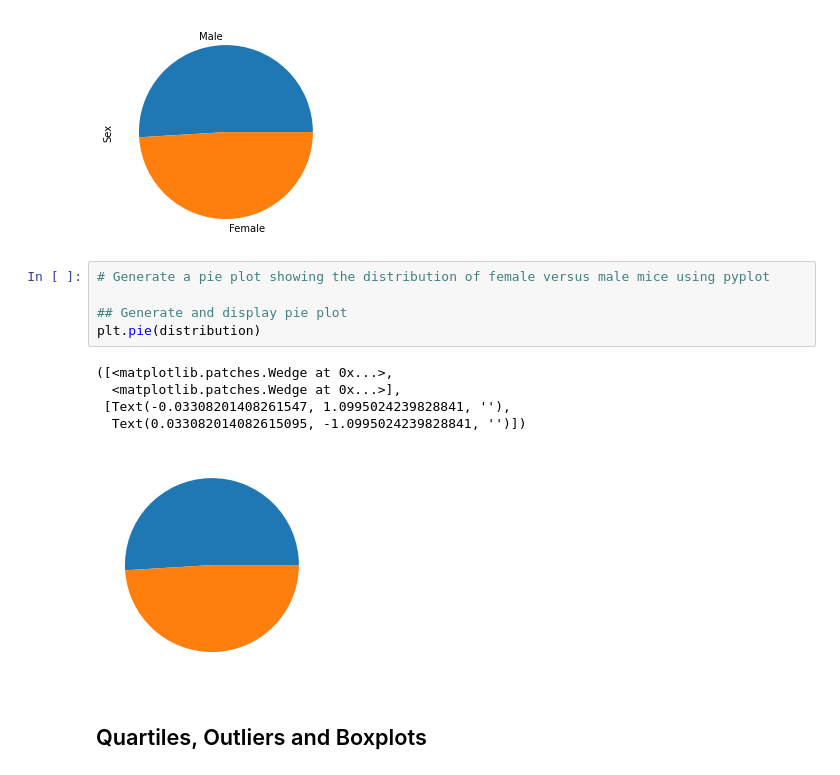
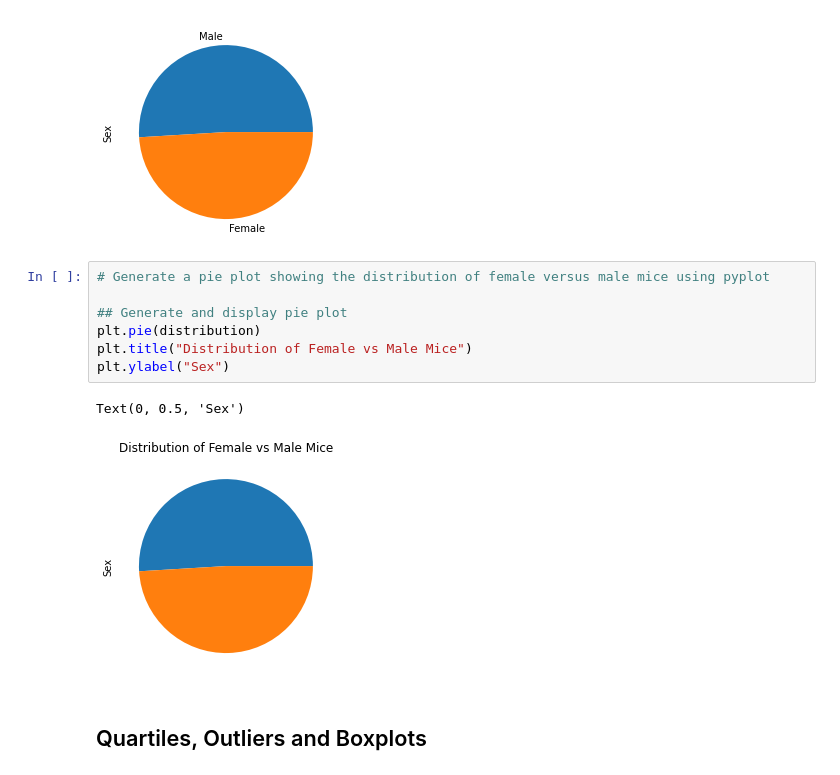
Before and after one commit to joelox87/matplotlib-challenge, a Jupyter notebook: pymaceuticals.ipynb, the cells around one changed output. Cells and saved outputs as stored; diff of their text form.

```diff
--- a/pymaceuticals.ipynb
+++ b/pymaceuticals.ipynb
@@ -188,14 +191,13 @@ distribution.plot.pie()
 # %%
 # Generate a pie plot showing the distribution of female versus male mice using pyplot
 
 ## Generate and display pie plot
 plt.pie(distribution)
+plt.title("Distribution of Female vs Male Mice")
+plt.ylabel("Sex")
 # %% [output]
-([<matplotlib.patches.Wedge at 0x...>,
-  <matplotlib.patches.Wedge at 0x...>],
- [Text(-0.03308201408261547, 1.0995024239828841, ''),
-  Text(0.033082014082615095, -1.0995024239828841, '')])
+Text(0, 0.5, 'Sex')
-[figure, old version]
+[figure, new version]
 # %% [markdown]
 ## Quartiles, Outliers and Boxplots
 # %%
```
Also changed, not shown: parts of 11 cells of this notebook.
